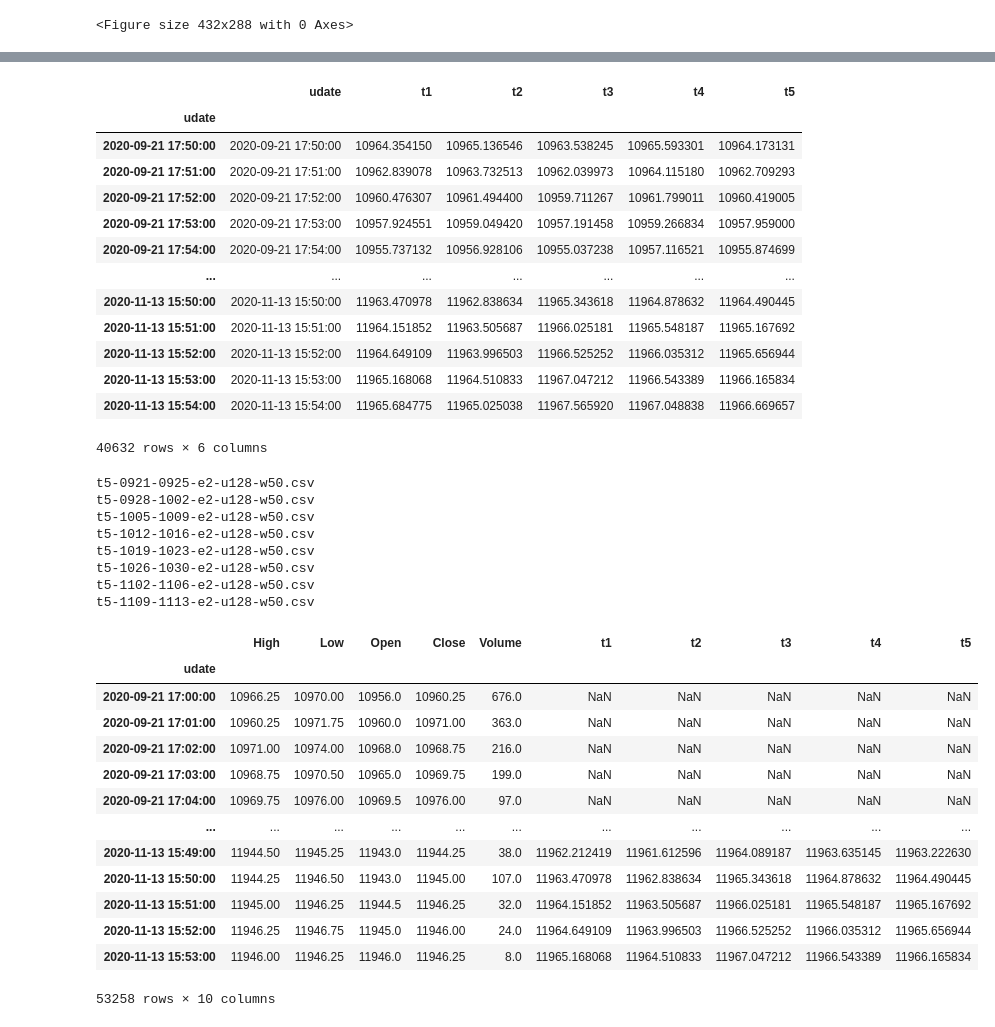
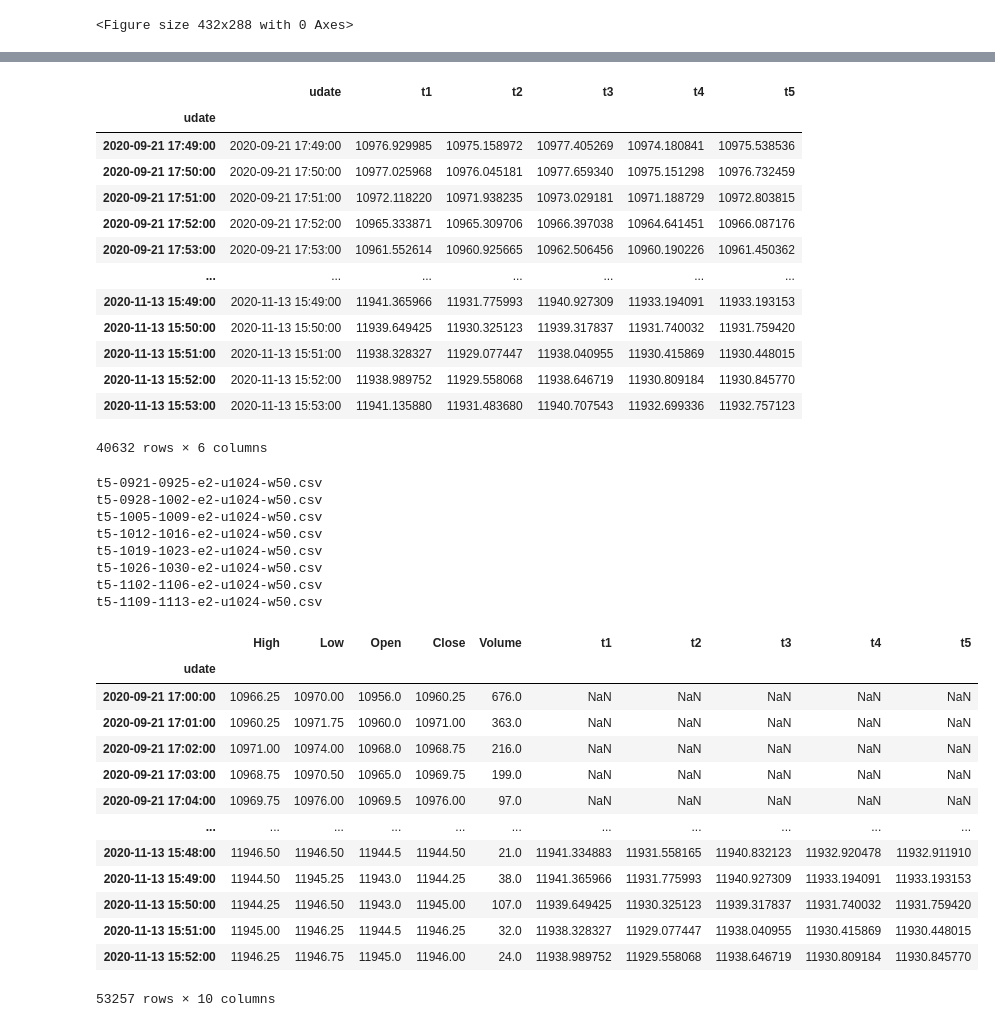
Before and after one commit to webclinic017/dbpower-machine-learning-project, a Jupyter notebook: nq6.ipynb, the cells around one changed output, grey strips where cells are left out. Drawn from its saved outputs; the diff is of its cells as text; code cells hidden in the pictures.

```diff
--- a/nq6.ipynb
+++ b/nq6.ipynb
@@ -443,15 +443,17 @@ for day, df6 in data4.items():
         start, end = i-window_size, i
         # y label
         if is_y_label_m_to_n:
-            temp_0 = df6.iloc[end: end+t_pus_no]
+            temp_0 = df6.iloc[end: end+t_pus_no] # t1 ~ t5
+            temp_2 = df6.iloc[end-1: end+t_pus_no-1] # current time
         else:
-            temp_0 = df6.iloc[end+t_pus_no-1: end+t_pus_no]
+            temp_0 = df6.iloc[end+t_pus_no: end+t_pus_no] # t5
+            temp_2 = df6.iloc[end-t_pus_no-1: end-t_pus_no-1] # current time
         y_data.append(temp_0['Close'])
         # x matrix
         temp_1 = df6.iloc[start: end]
         x_data.append(temp_1)
         # date
-        days4 = temp_0.index.tolist()
+        days4 = temp_2.index.tolist()
         if day in train_set:
             date_train.append(days4)
         elif day in test_set:
@@ -459,7 +461,7 @@ for day, df6 in data4.items():
         elif day in valid_set:
             date_valid.append(days4)
     x_data, y_data = np.array(x_data), np.array(y_data)
-    print(day, x_data.shape, y_data.shape)
+    # print(day, x_data.shape, y_data.shape)
     # 5.5.4 分集1
     if day in train_set and x_train.any() and y_train.any():
         x_train = np.concatenate((x_train, x_data), axis=0)
@@ -479,7 +481,7 @@ for day, df6 in data4.items():
         x_valid, y_valid = x_data, y_data
 
 # no_batches, timesteps, no_features
-print('訓練集: X_train Data: {}, Y_train Data: {}, Date_Train: {}'.format(x_train.shape, y_train.shape, len(date_train)))
-print('測試集: X_Test Data: {}, Y_Test Data: {}, Date_Test: {}'.format(x_test.shape, y_test.shape, len(date_test)))
-print('验证集: X_Valid Data: {}, Y_Valid Data: {}, Date_Valid: {}'.format(x_valid.shape, y_valid.shape, len(date_valid)))
+print('訓練集: X_train Data: {}, Y_train Data: {}, Date_Train: {}'.format(x_train.shape, y_train.shape, np.array(date_train).shape))
+print('測試集: X_Test Data: {}, Y_Test Data: {}, Date_Test: {}'.format(x_test.shape, y_test.shape, np.array(date_test).shape))
+print('验证集: X_Valid Data: {}, Y_Valid Data: {}, Date_Valid: {}'.format(x_valid.shape, y_valid.shape, np.array(date_valid).shape))
 # %% [output]
@@ -504,7 +492,7 @@ print('验证集: X_Valid Data: {}, Y_Valid Data: {}, Date_Valid: {}'.format(x_v
 # 6.1.1 模型参数
 batch_size = 128
 epochs = 2
-units = 128
+units = 1024
 verbose = 1
 no_batches = x_train.shape[0]
 timesteps = x_train.shape[1]
@@ -689,17 +677,17 @@ df8
 # %% [output]
 |  | udate | t1 | t2 | t3 | t4 | t5 |
 | udate |  |  |  |  |  |  |
-| 2020-09-21 17:50:00 | 2020-09-21 17:50:00 | 10964.354150 | 10965.136546 | 10963.538245 | 10965.593301 | 10964.173131 |
-| 2020-09-21 17:51:00 | 2020-09-21 17:51:00 | 10962.839078 | 10963.732513 | 10962.039973 | 10964.115180 | 10962.709293 |
-| 2020-09-21 17:52:00 | 2020-09-21 17:52:00 | 10960.476307 | 10961.494400 | 10959.711267 | 10961.799011 | 10960.419005 |
-| 2020-09-21 17:53:00 | 2020-09-21 17:53:00 | 10957.924551 | 10959.049420 | 10957.191458 | 10959.266834 | 10957.959000 |
-| 2020-09-21 17:54:00 | 2020-09-21 17:54:00 | 10955.737132 | 10956.928106 | 10955.037238 | 10957.116521 | 10955.874699 |
+| 2020-09-21 17:49:00 | 2020-09-21 17:49:00 | 10976.929985 | 10975.158972 | 10977.405269 | 10974.180841 | 10975.538536 |
+| 2020-09-21 17:50:00 | 2020-09-21 17:50:00 | 10977.025968 | 10976.045181 | 10977.659340 | 10975.151298 | 10976.732459 |
+| 2020-09-21 17:51:00 | 2020-09-21 17:51:00 | 10972.118220 | 10971.938235 | 10973.029181 | 10971.188729 | 10972.803815 |
+| 2020-09-21 17:52:00 | 2020-09-21 17:52:00 | 10965.333871 | 10965.309706 | 10966.397038 | 10964.641451 | 10966.087176 |
+| 2020-09-21 17:53:00 | 2020-09-21 17:53:00 | 10961.552614 | 10960.925665 | 10962.506456 | 10960.190226 | 10961.450362 |
 | ... | ... | ... | ... | ... | ... | ... |
-| 2020-11-13 15:50:00 | 2020-11-13 15:50:00 | 11963.470978 | 11962.838634 | 11965.343618 | 11964.878632 | 11964.490445 |
-| 2020-11-13 15:51:00 | 2020-11-13 15:51:00 | 11964.151852 | 11963.505687 | 11966.025181 | 11965.548187 | 11965.167692 |
-| 2020-11-13 15:52:00 | 2020-11-13 15:52:00 | 11964.649109 | 11963.996503 | 11966.525252 | 11966.035312 | 11965.656944 |
-| 2020-11-13 15:53:00 | 2020-11-13 15:53:00 | 11965.168068 | 11964.510833 | 11967.047212 | 11966.543389 | 11966.165834 |
-| 2020-11-13 15:54:00 | 2020-11-13 15:54:00 | 11965.684775 | 11965.025038 | 11967.565920 | 11967.048838 | 11966.669657 |
+| 2020-11-13 15:49:00 | 2020-11-13 15:49:00 | 11941.365966 | 11931.775993 | 11940.927309 | 11933.194091 | 11933.193153 |
+| 2020-11-13 15:50:00 | 2020-11-13 15:50:00 | 11939.649425 | 11930.325123 | 11939.317837 | 11931.740032 | 11931.759420 |
+| 2020-11-13 15:51:00 | 2020-11-13 15:51:00 | 11938.328327 | 11929.077447 | 11938.040955 | 11930.415869 | 11930.448015 |
+| 2020-11-13 15:52:00 | 2020-11-13 15:52:00 | 11938.989752 | 11929.558068 | 11938.646719 | 11930.809184 | 11930.845770 |
+| 2020-11-13 15:53:00 | 2020-11-13 15:53:00 | 11941.135880 | 11931.483680 | 11940.707543 | 11932.699336 | 11932.757123 |
 40632 rows × 6 columns
 # %%
 # 11.1
@@ -722,8 +710,13 @@ path_name = ''
 if is_raw_data:
     path_name = '-raw'
 
+if is_y_label_m_to_n:
+    path_name_2 = 't'+str(t_pus_no)
+else:
+    path_name_2 = str(t_pus_no)+'mins'
+
 # 11.3 save1
-path_1 = os.path.abspath(os.path.join('data', 'nq', 'prediction', 't5-0921-1113-e'+ str(epochs) +'-u'+ str(units) + '-w' + str(window_size) + path_name+ '.csv'))
+path_1 = os.path.abspath(os.path.join('data', 'nq', 'prediction', path_name_2+'-0921-1113-e'+ str(epochs) +'-u'+ str(units) + '-w' + str(window_size) + path_name+ '.csv'))
 if os.path.exists(path_1):
     os.remove(path_1)
 
@@ -736,48 +729,48 @@ df9_4.to_csv(path_1)
 days9 = [[datetime(2020, 9, 21, 17, 0, 0), datetime(2020, 9, 25, 16, 0, 0)],
          [datetime(2020, 9, 28, 17, 0, 0), datetime(2020, 10, 2, 16, 0, 0)],
          [datetime(2020, 10, 5, 17, 0, 0), datetime(2020, 10, 9, 16, 0, 0)],
          [datetime(2020, 10, 12, 17, 0, 0), datetime(2020, 10, 16, 16, 0, 0)],
          [datetime(2020, 10, 19, 17, 0, 0), datetime(2020, 10, 23, 16, 0, 0)],
          [datetime(2020, 10, 26, 17, 0, 0), datetime(2020, 10, 30, 16, 0, 0)],
          [datetime(2020, 11, 2, 17, 0, 0), datetime(2020, 11, 6, 16, 0, 0)],
          [datetime(2020, 11, 9, 17, 0, 0), datetime(2020, 11, 13, 16, 0, 0)]]
 for v9 in days9:
     df9_5 = df9_3.copy(deep=True)
     start4 = v9[0] + timedelta(minutes=t_pus_no+window_size) # 窗口步長
     mask7 = ((df9_5.index >= v9[0]) & (df9_5.index <= start4)) # 窗口步長
     mask8 = ((df9_5.index >= start4) & (df9_5.index <= v9[1]) & (df9_5[k9] > 0)) # 預測
     df9_6 = df9_5.loc[mask7 | mask8]
-    file_name_1 = 't5-'+ str(v9[0].month).zfill(2) + str(v9[0].day).zfill(2) +'-'+ str(v9[1].month).zfill(2) + str(v9[1].day).zfill(2) + '-e' + str(epochs) +'-u'+ str(units) + '-w' + str(window_size) + path_name + '.csv'
+    file_name_1 = path_name_2+'-'+ str(v9[0].month).zfill(2) + str(v9[0].day).zfill(2) +'-'+ str(v9[1].month).zfill(2) + str(v9[1].day).zfill(2) + '-e' + str(epochs) +'-u'+ str(units) + '-w' + str(window_size) + path_name + '.csv'
     path_2 = os.path.abspath(os.path.join('data', 'nq', 'prediction', file_name_1))
     if os.path.exists(path_2):
         os.remove(path_2)
     df9_6.to_csv(path_2)
     print(file_name_1)
 
 df9_3
 # %% [output]
-t5-0921-0925-e2-u128-w50.csv
-t5-0928-1002-e2-u128-w50.csv
-t5-1005-1009-e2-u128-w50.csv
-t5-1012-1016-e2-u128-w50.csv
-t5-1019-1023-e2-u128-w50.csv
-t5-1026-1030-e2-u128-w50.csv
-t5-1102-1106-e2-u128-w50.csv
-t5-1109-1113-e2-u128-w50.csv
+t5-0921-0925-e2-u1024-w50.csv
+t5-0928-1002-e2-u1024-w50.csv
+t5-1005-1009-e2-u1024-w50.csv
+t5-1012-1016-e2-u1024-w50.csv
+t5-1019-1023-e2-u1024-w50.csv
+t5-1026-1030-e2-u1024-w50.csv
+t5-1102-1106-e2-u1024-w50.csv
+t5-1109-1113-e2-u1024-w50.csv
 |  | High | Low | Open | Close | Volume | t1 | t2 | t3 | t4 | t5 |
 | udate |  |  |  |  |  |  |  |  |  |  |
 | 2020-09-21 17:00:00 | 10966.25 | 10970.00 | 10956.0 | 10960.25 | 676.0 | NaN | NaN | NaN | NaN | NaN |
 | 2020-09-21 17:01:00 | 10960.25 | 10971.75 | 10960.0 | 10971.00 | 363.0 | NaN | NaN | NaN | NaN | NaN |
 | 2020-09-21 17:02:00 | 10971.00 | 10974.00 | 10968.0 | 10968.75 | 216.0 | NaN | NaN | NaN | NaN | NaN |
 | 2020-09-21 17:03:00 | 10968.75 | 10970.50 | 10965.0 | 10969.75 | 199.0 | NaN | NaN | NaN | NaN | NaN |
 | 2020-09-21 17:04:00 | 10969.75 | 10976.00 | 10969.5 | 10976.00 | 97.0 | NaN | NaN | NaN | NaN | NaN |
 | ... | ... | ... | ... | ... | ... | ... | ... | ... | ... | ... |
-| 2020-11-13 15:49:00 | 11944.50 | 11945.25 | 11943.0 | 11944.25 | 38.0 | 11962.212419 | 11961.612596 | 11964.089187 | 11963.635145 | 11963.222630 |
-| 2020-11-13 15:50:00 | 11944.25 | 11946.50 | 11943.0 | 11945.00 | 107.0 | 11963.470978 | 11962.838634 | 11965.343618 | 11964.878632 | 11964.490445 |
-| 2020-11-13 15:51:00 | 11945.00 | 11946.25 | 11944.5 | 11946.25 | 32.0 | 11964.151852 | 11963.505687 | 11966.025181 | 11965.548187 | 11965.167692 |
-| 2020-11-13 15:52:00 | 11946.25 | 11946.75 | 11945.0 | 11946.00 | 24.0 | 11964.649109 | 11963.996503 | 11966.525252 | 11966.035312 | 11965.656944 |
-| 2020-11-13 15:53:00 | 11946.00 | 11946.25 | 11946.0 | 11946.25 | 8.0 | 11965.168068 | 11964.510833 | 11967.047212 | 11966.543389 | 11966.165834 |
+| 2020-11-13 15:48:00 | 11946.50 | 11946.50 | 11944.5 | 11944.50 | 21.0 | 11941.334883 | 11931.558165 | 11940.832123 | 11932.920478 | 11932.911910 |
+| 2020-11-13 15:49:00 | 11944.50 | 11945.25 | 11943.0 | 11944.25 | 38.0 | 11941.365966 | 11931.775993 | 11940.927309 | 11933.194091 | 11933.193153 |
+| 2020-11-13 15:50:00 | 11944.25 | 11946.50 | 11943.0 | 11945.00 | 107.0 | 11939.649425 | 11930.325123 | 11939.317837 | 11931.740032 | 11931.759420 |
+| 2020-11-13 15:51:00 | 11945.00 | 11946.25 | 11944.5 | 11946.25 | 32.0 | 11938.328327 | 11929.077447 | 11938.040955 | 11930.415869 | 11930.448015 |
+| 2020-11-13 15:52:00 | 11946.25 | 11946.75 | 11945.0 | 11946.00 | 24.0 | 11938.989752 | 11929.558068 | 11938.646719 | 11930.809184 | 11930.845770 |
-53258 rows × 10 columns
+53257 rows × 10 columns
 # %%
 # 12 save mixmax scaler
 # %%
```
Also changed, not shown: parts of 5 cells of this notebook.
